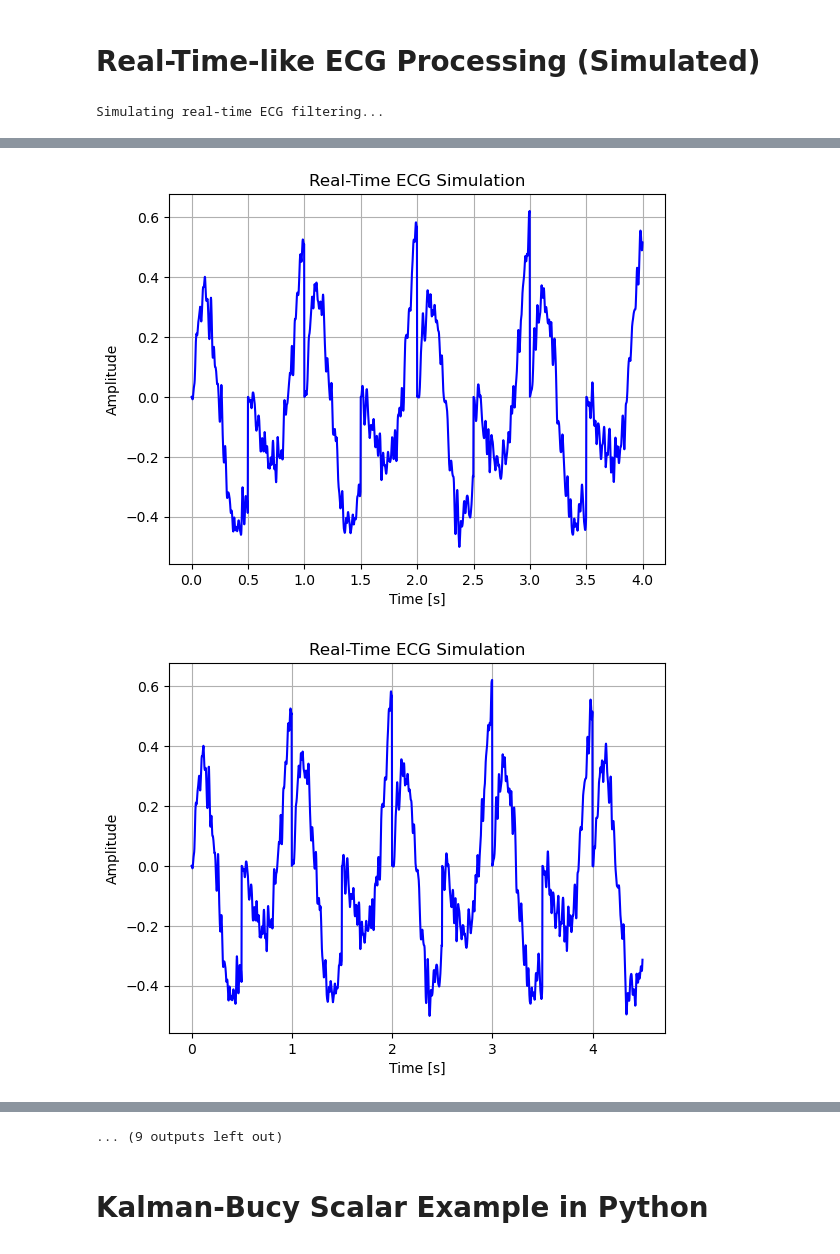
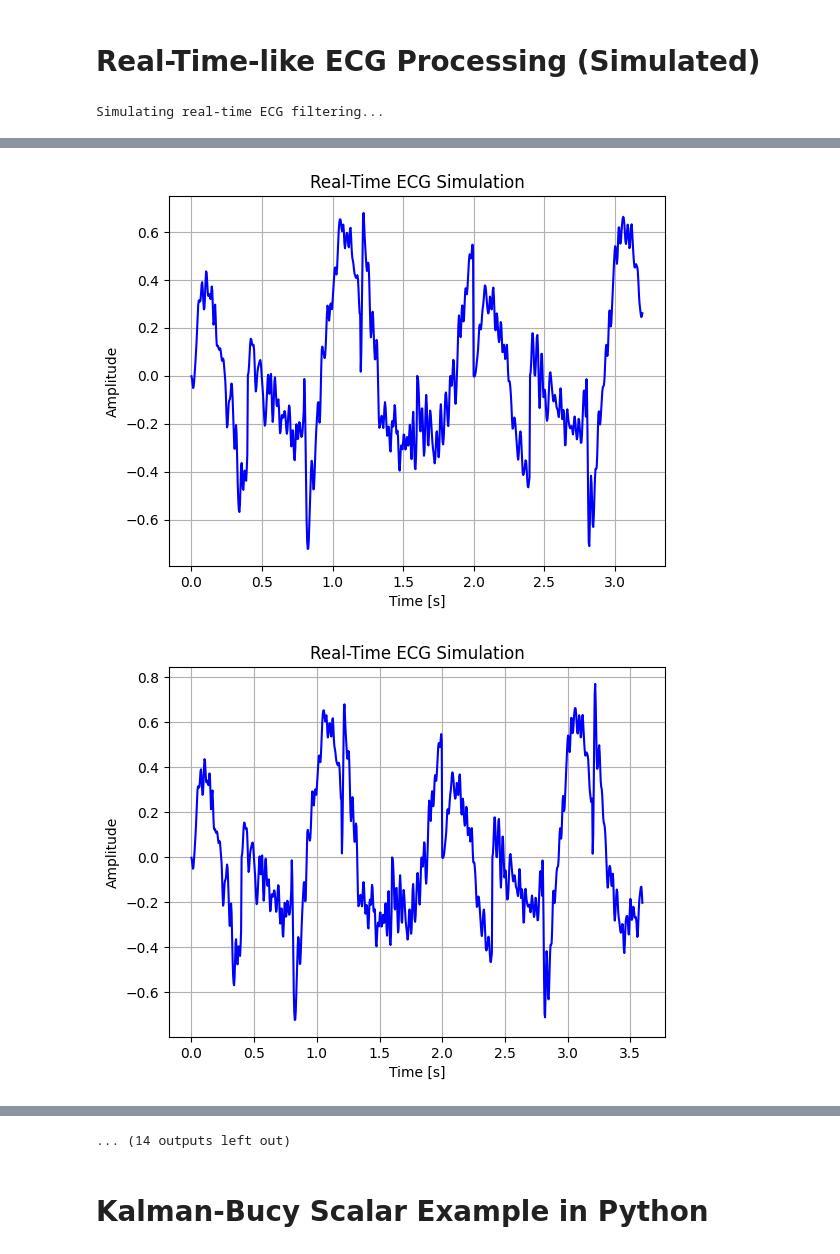
Before and after one commit to jjurzak/DIgitalProcessing-labolatory, a Jupyter notebook: lab9/main.ipynb, the cells around one changed output, grey strips where cells are left out. Drawn from its saved outputs; the diff is of its cells as text; code cells hidden in the pictures.

```diff
--- a/lab9/main.ipynb
+++ b/lab9/main.ipynb
@@ -53,10 +53,11 @@ def simulate_real_time_processing(ecg_signal, fs, block_size=200):
     plt.show()
 
 # --- Run simulation ---
-fs = 500           # Sampling frequency (Hz)
+fs = 250           # Sampling frequency (Hz)
 duration = 10      # Signal duration (s)
+block_size = 100   # Block size (samples)
 t, ecg = synthetic_ecg(fs, duration)
 
-simulate_real_time_processing(ecg, fs, block_size=250)
+simulate_real_time_processing(ecg, fs, block_size=block_size)
 # %% [output]
 Simulating real-time ECG filtering...
@@ -70,2 +71,2 @@ Simulating real-time ECG filtering...
-[figure, old version]
+[figure, new version]
-[figure, old version]
+[figure, new version]
@@ -74,4 +75,4 @@ Simulating real-time ECG filtering...
-... (9 outputs left out)
+... (14 outputs left out)
 # %% [markdown]
 # Kalman-Bucy Scalar Example in Python
 # %%
```
Also changed, not shown: parts of 2 cells of this notebook.
